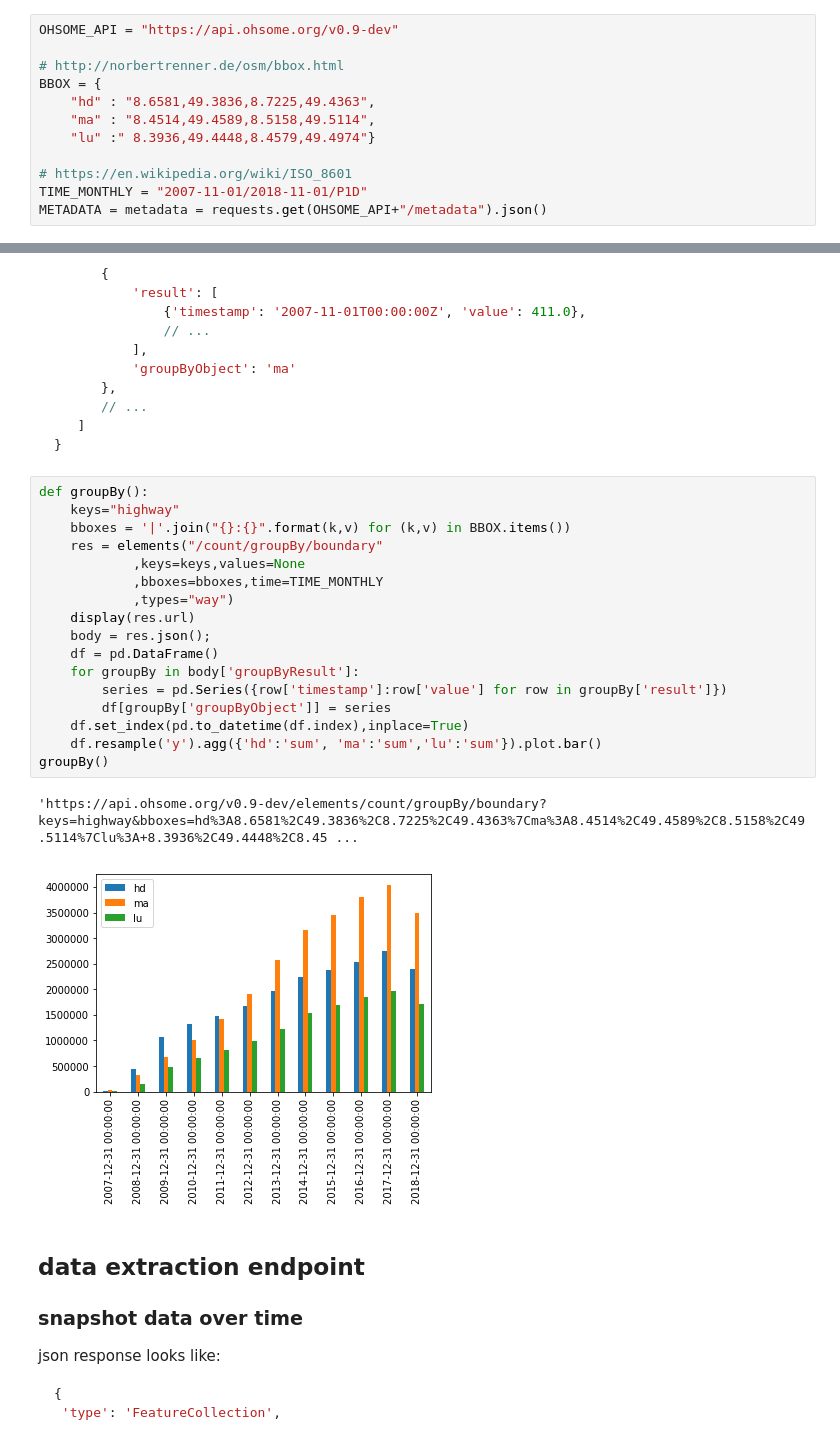
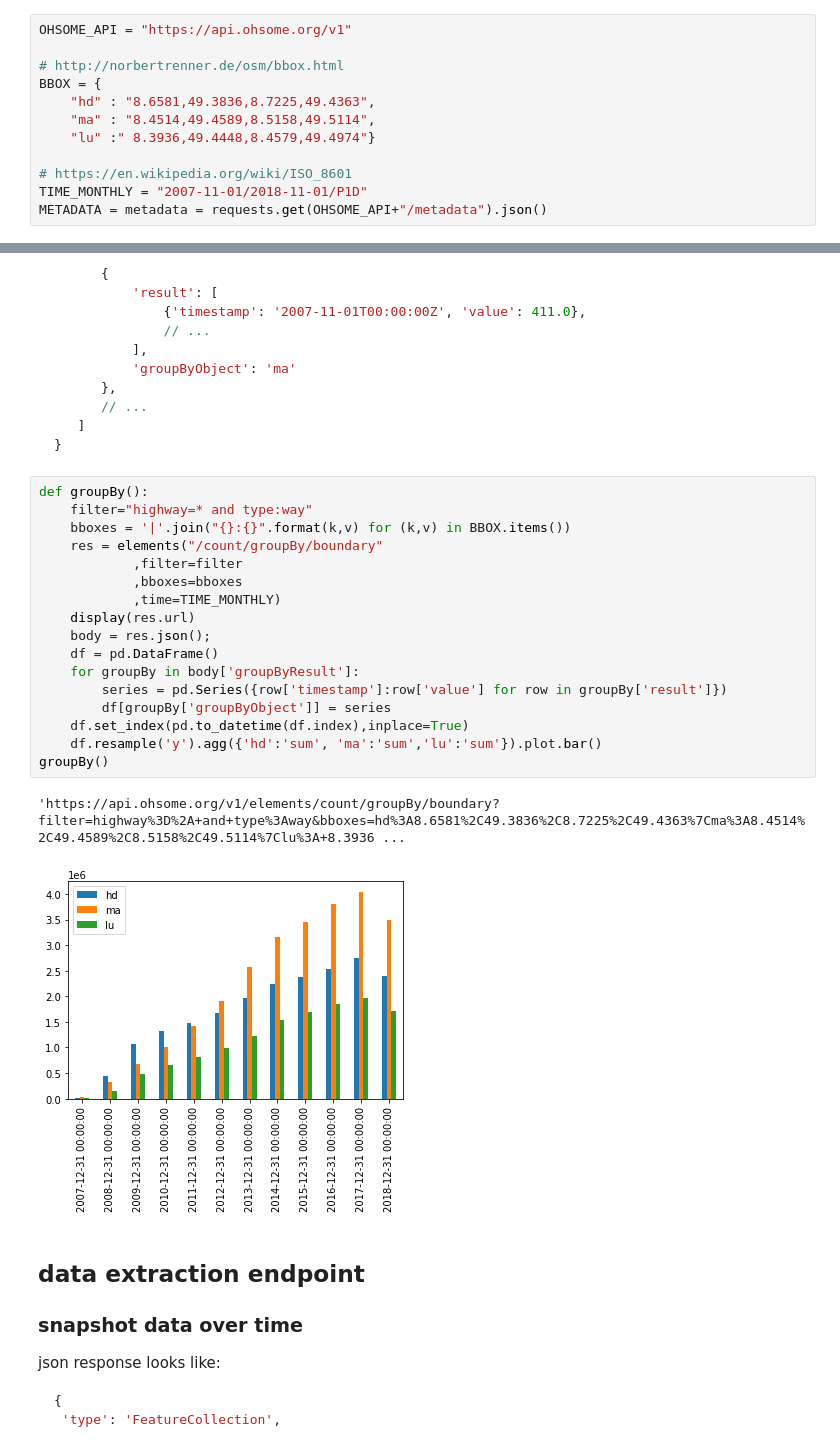
Before and after one commit to GIScience/ohsome-examples, a Jupyter notebook: python/jupyter-notebooks/workshop-19-03-06.ipynb, the cells around one changed output, grey strips where cells are left out. Cells and saved outputs as stored; diff of their text form.

Commit message:
update examples to use ohsome-api v1
and at the same time upgrade one example to use the hot tasking manager api v2 (see https://tasks.hotosm.org/api-docs)

````diff
--- a/python/jupyter-notebooks/workshop-19-03-06.ipynb
+++ b/python/jupyter-notebooks/workshop-19-03-06.ipynb
@@ -24,7 +20,7 @@ memory = Memory(location='./tmp', verbose=0)
 # %% [markdown]
 ### Define global constasts
 # %%
-OHSOME_API = "https://api.ohsome.org/v0.9-dev"
+OHSOME_API = "https://api.ohsome.org/v1"
 
 # http://norbertrenner.de/osm/bbox.html
 BBOX = {
@@ -161,24 +155,24 @@ json response looks like this:
 ```
 # %%
 def groupBy():
-    keys="highway"
+    filter="highway=* and type:way"
     bboxes = '|'.join("{}:{}".format(k,v) for (k,v) in BBOX.items())
     res = elements("/count/groupBy/boundary"
-            ,keys=keys,values=None
-            ,bboxes=bboxes,time=TIME_MONTHLY
-            ,types="way")
+            ,filter=filter
+            ,bboxes=bboxes
+            ,time=TIME_MONTHLY)
     display(res.url)
     body = res.json();
     df = pd.DataFrame()
     for groupBy in body['groupByResult']:
         series = pd.Series({row['timestamp']:row['value'] for row in groupBy['result']})
         df[groupBy['groupByObject']] = series
     df.set_index(pd.to_datetime(df.index),inplace=True)
     df.resample('y').agg({'hd':'sum', 'ma':'sum','lu':'sum'}).plot.bar()
 groupBy()
 # %% [output]
-'https://api.ohsome.org/v0.9-dev/elements/count/groupBy/boundary?keys=highway&bboxes=hd%3A8.6581%2C49.3836%2C8.7225%2C49.4363%7Cma%3A8.4514%2C49.4589%2C8.5158%2C49.5114%7Clu%3A+8.3936%2C49.4448%2C8.45 ...
+'https://api.ohsome.org/v1/elements/count/groupBy/boundary?filter=highway%3D%2A+and+type%3Away&bboxes=hd%3A8.6581%2C49.3836%2C8.7225%2C49.4363%7Cma%3A8.4514%2C49.4589%2C8.5158%2C49.5114%7Clu%3A+8.3936 ...
-[figure, old version]
+[figure, new version]
 # %% [markdown]
 ## data extraction endpoint
 ### snapshot data over time
````
Also changed, not shown: parts of 14 cells of this notebook, 3 other files.
